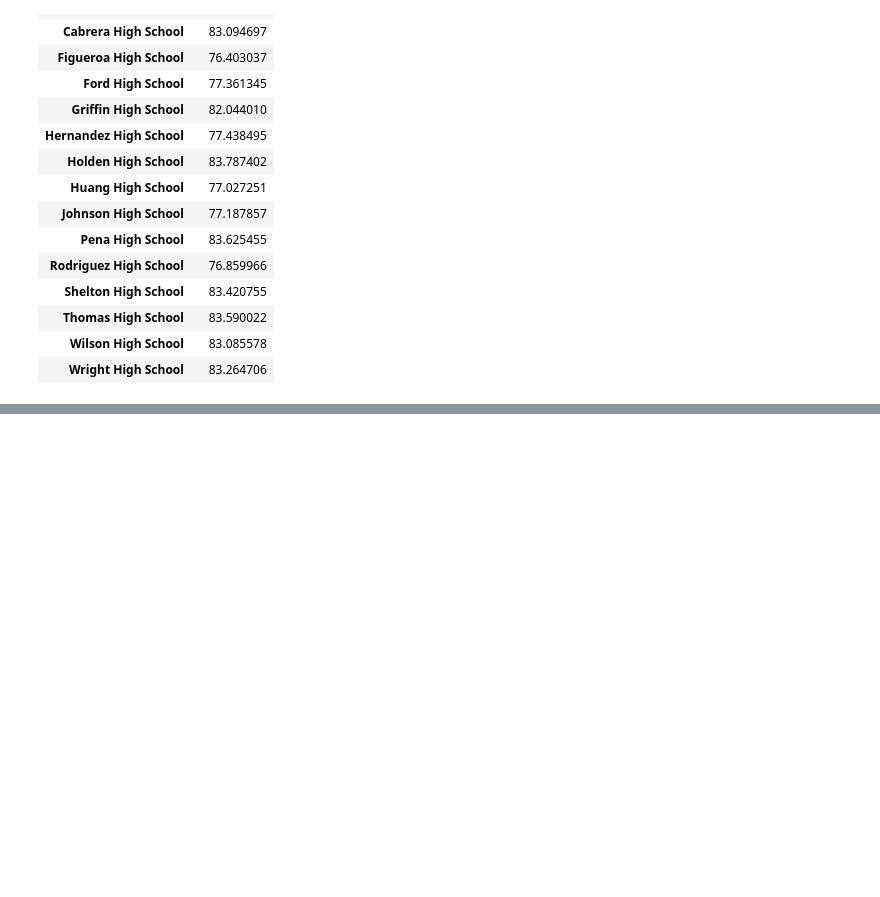
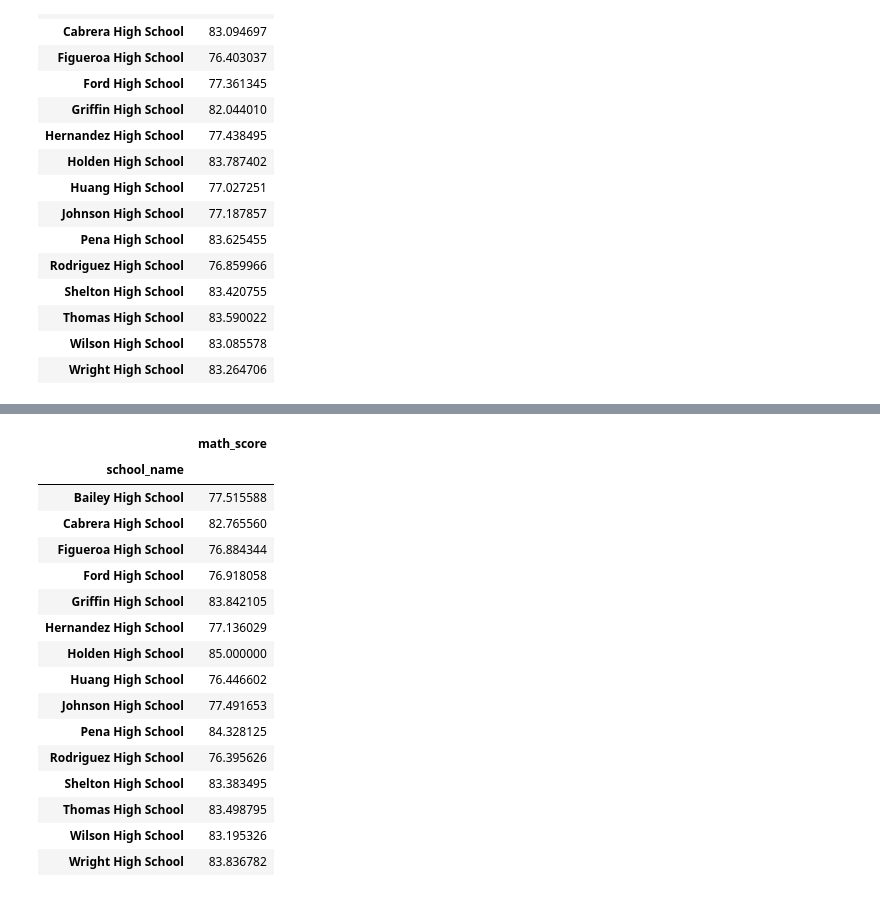
Before and after one commit to nams238/pandas_challange, a Jupyter notebook: PyCitySchools/Untitled.ipynb, the cells around one changed output, grey strips where cells are left out. Drawn from its saved outputs; the diff is of its cells as text; code cells hidden in the pictures; blank space fills up the shorter version.

```diff
--- a/PyCitySchools/Untitled.ipynb
+++ b/PyCitySchools/Untitled.ipynb
@@ -618,0 +645,26 @@ math_organized_9th
+# %%
+# To Create a pandas series for 10th grade. using a conditional statement.
+math_11th = school_data_complete.loc[school_data_complete['grade']=='11th']
+#reduce the columns to the desired ones
+organized_math_11th = reading_11th[["grade", "school_name", "math_score"]]
+# group the dataframe by the school name: using groupby() method
+math_organized_11th = organized_math_11th.groupby(["school_name"]).mean()
+math_organized_11th
+# %% [output]
+|  | math_score |
+| school_name |  |
+| Bailey High School | 77.515588 |
+| Cabrera High School | 82.765560 |
+| Figueroa High School | 76.884344 |
+| Ford High School | 76.918058 |
+| Griffin High School | 83.842105 |
+| Hernandez High School | 77.136029 |
+| Holden High School | 85.000000 |
+| Huang High School | 76.446602 |
+| Johnson High School | 77.491653 |
+| Pena High School | 84.328125 |
+| Rodriguez High School | 76.395626 |
+| Shelton High School | 83.383495 |
+| Thomas High School | 83.498795 |
+| Wilson High School | 83.195326 |
+| Wright High School | 83.836782 |
```
Also changed, not shown: parts of 2 cells of this notebook.
